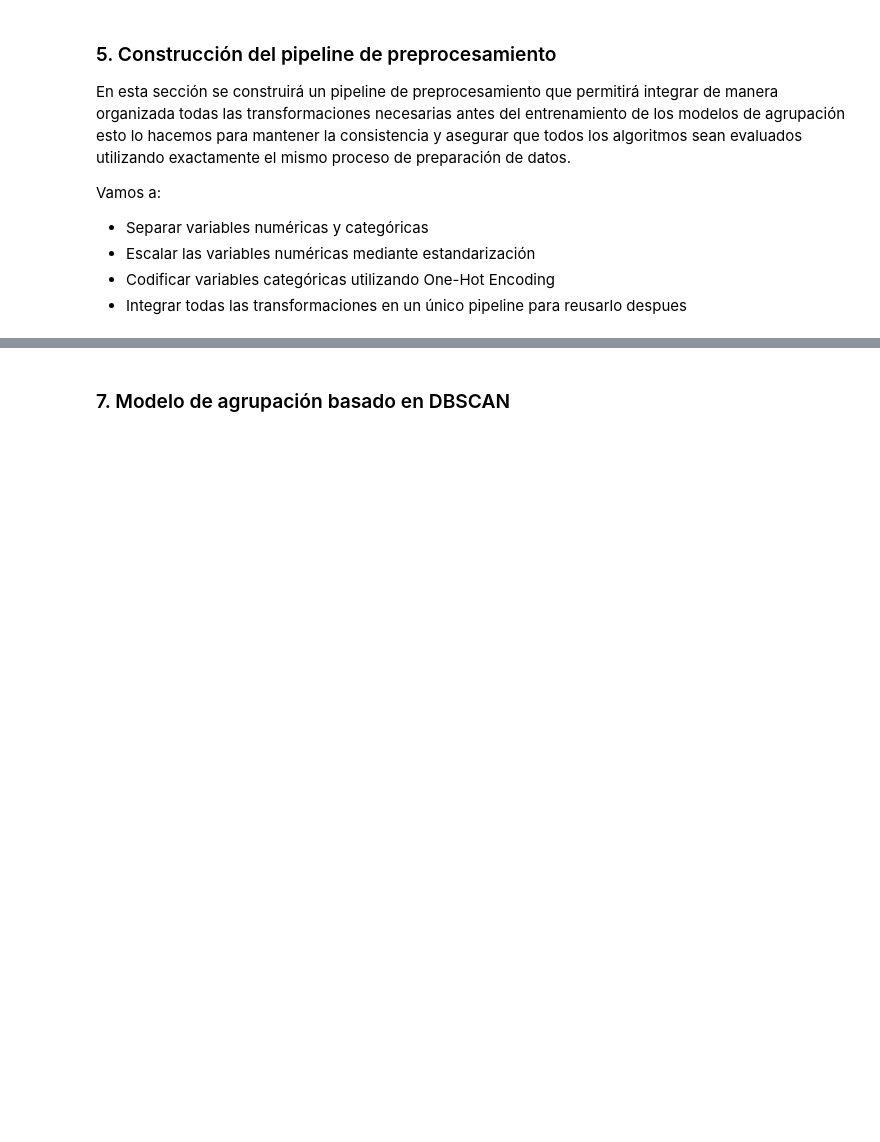
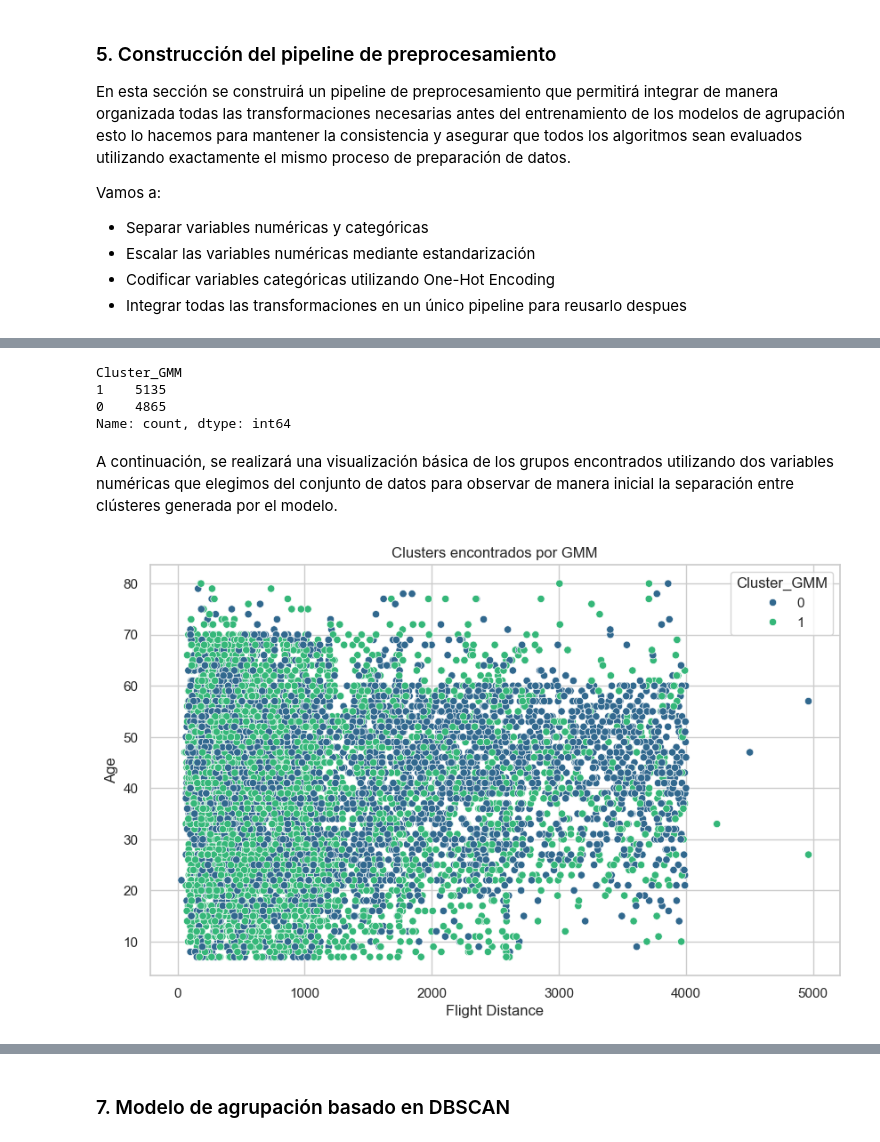
Before and after one commit to lfelipesales/Laboratorios-AprendizajeDeMaquina, a Jupyter notebook: LAB4/Laboratorio4.ipynb, the cells around one changed output, grey strips where cells are left out. Cells and saved outputs as stored; diff of their text form; code cells hidden in the pictures; blank space fills up the shorter version.

Commit message:
Modelo GMM y Analisis de resultado

```diff
--- a/LAB4/Laboratorio4.ipynb
+++ b/LAB4/Laboratorio4.ipynb
@@ -230,0 +345,7 @@ print(categoricas)
+# %%
+mejor_k_gmm = resultados_gmm_df.iloc[0]["n_clusters"]
+
+mejor_cov_gmm = resultados_gmm_df.iloc[0]["covariance_type"]
+
+print("Mejor número de clusters:", mejor_k_gmm)
+print("Mejor covariance type:", mejor_cov_gmm)
@@ -230,0 +355,15 @@ print(categoricas)
+# %%
+best_gmm = GaussianMixture(
+    n_components=int(mejor_k_gmm),
+    covariance_type=mejor_cov_gmm,
+    random_state=42
+)
+
+gmm_clusters = best_gmm.fit_predict(X_preprocesado)
+
+silhouette_gmm = silhouette_score(
+    X_preprocesado,
+    gmm_clusters
+)
+
+print("Silhouette Score GMM:", round(silhouette_gmm, 4))
@@ -230,0 +372,8 @@ print(categoricas)
+# %%
+#Agregamos los clusters al dataser
+
+df_gmm = df.copy()
+
+df_gmm["Cluster_GMM"] = gmm_clusters
+
+display(df_gmm.head())
@@ -230,0 +388,25 @@ print(categoricas)
+# %%
+df_gmm["Cluster_GMM"].value_counts()
+# %% [output]
+Cluster_GMM
+1    5135
+0    4865
+Name: count, dtype: int64
+# %% [markdown]
+A continuación, se realizará una visualización básica de los grupos encontrados utilizando dos variables numéricas que elegimos del conjunto de datos para observar de manera inicial la separación entre clústeres generada por el modelo.
+# %%
+plt.figure(figsize=(10,6))
+
+sns.scatterplot(
+    data=df_gmm,
+    x="Flight Distance",
+    y="Age",
+    hue="Cluster_GMM",
+    palette="viridis"
+)
+
+plt.title("Clusters encontrados por GMM")
+
+plt.show()
+# %% [output]
+[figure, added]
```
Also changed, not shown: parts of 13 cells of this notebook.
